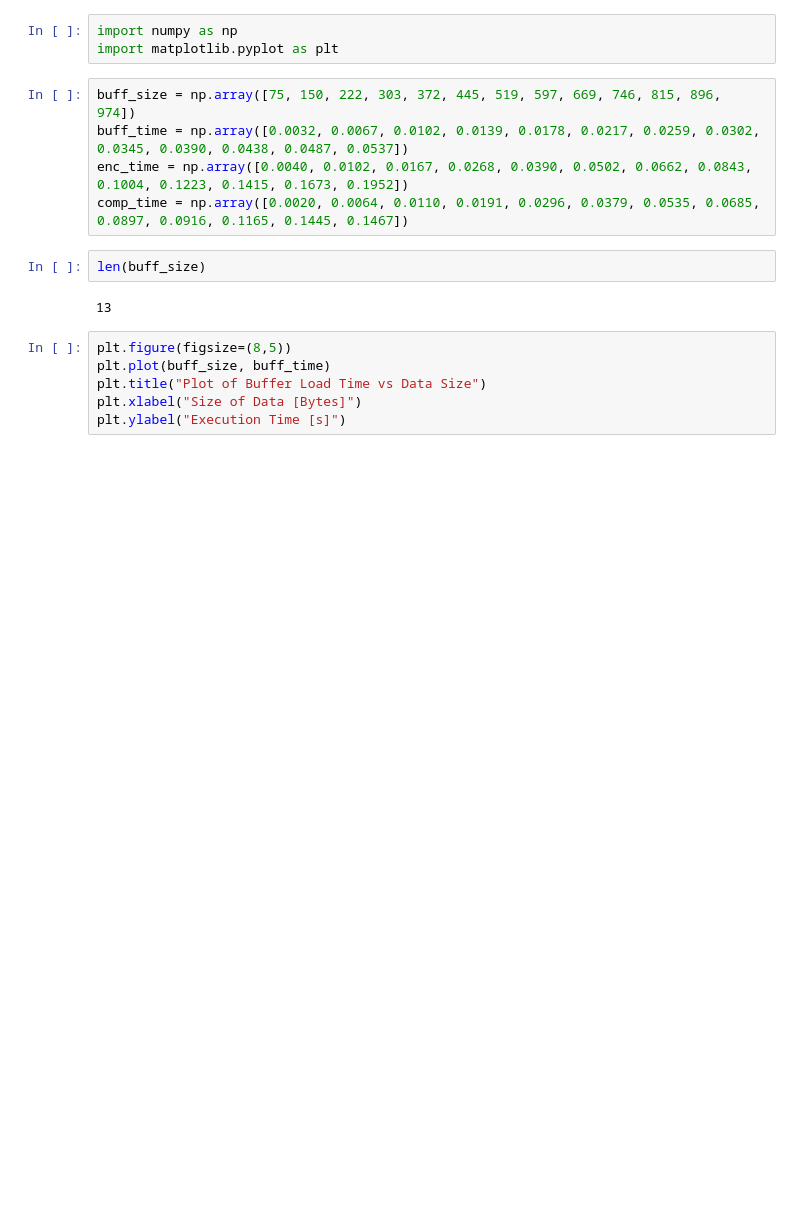
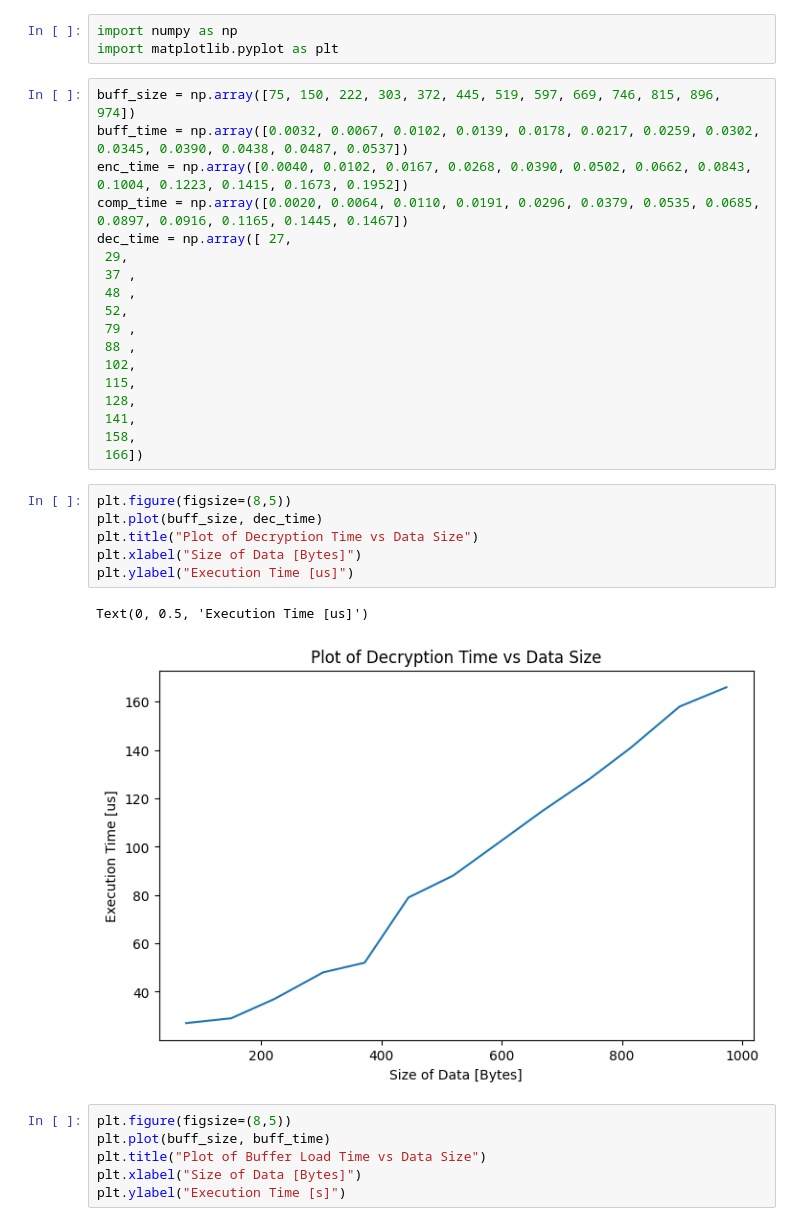
Before and after one commit to DylHellig/EEE3097S_IMU, a Jupyter notebook: m3_tests/plots.ipynb, the cells around one changed output. Cells and saved outputs as stored; diff of their text form; blank space fills up the shorter version.

```diff
--- a/m3_tests/plots.ipynb
+++ b/m3_tests/plots.ipynb
@@ -6,10 +6,28 @@ buff_size = np.array([75, 150, 222, 303, 372, 445, 519, 597, 669, 746, 815, 896,
 buff_time = np.array([0.0032, 0.0067, 0.0102, 0.0139, 0.0178, 0.0217, 0.0259, 0.0302, 0.0345, 0.0390, 0.0438, 0.0487, 0.0537])
 enc_time = np.array([0.0040, 0.0102, 0.0167, 0.0268, 0.0390, 0.0502, 0.0662, 0.0843, 0.1004, 0.1223, 0.1415, 0.1673, 0.1952])
 comp_time = np.array([0.0020, 0.0064, 0.0110, 0.0191, 0.0296, 0.0379, 0.0535, 0.0685, 0.0897, 0.0916, 0.1165, 0.1445, 0.1467])
+dec_time = np.array([ 27,
+ 29,
+ 37 ,
+ 48 ,
+ 52,
+ 79 ,
+ 88 ,
+ 102,
+ 115,
+ 128,
+ 141,
+ 158,
+ 166])
-# %%
-len(buff_size)
-# %% [output]
-13
+# %%
+plt.figure(figsize=(8,5))
+plt.plot(buff_size, dec_time)
+plt.title("Plot of Decryption Time vs Data Size")
+plt.xlabel("Size of Data [Bytes]")
+plt.ylabel("Execution Time [us]")
+# %% [output]
+Text(0, 0.5, 'Execution Time [us]')
+[figure, added]
 # %%
 plt.figure(figsize=(8,5))
 plt.plot(buff_size, buff_time)
```
Also changed, not shown: parts of 5 cells of this notebook, 7 other files.
